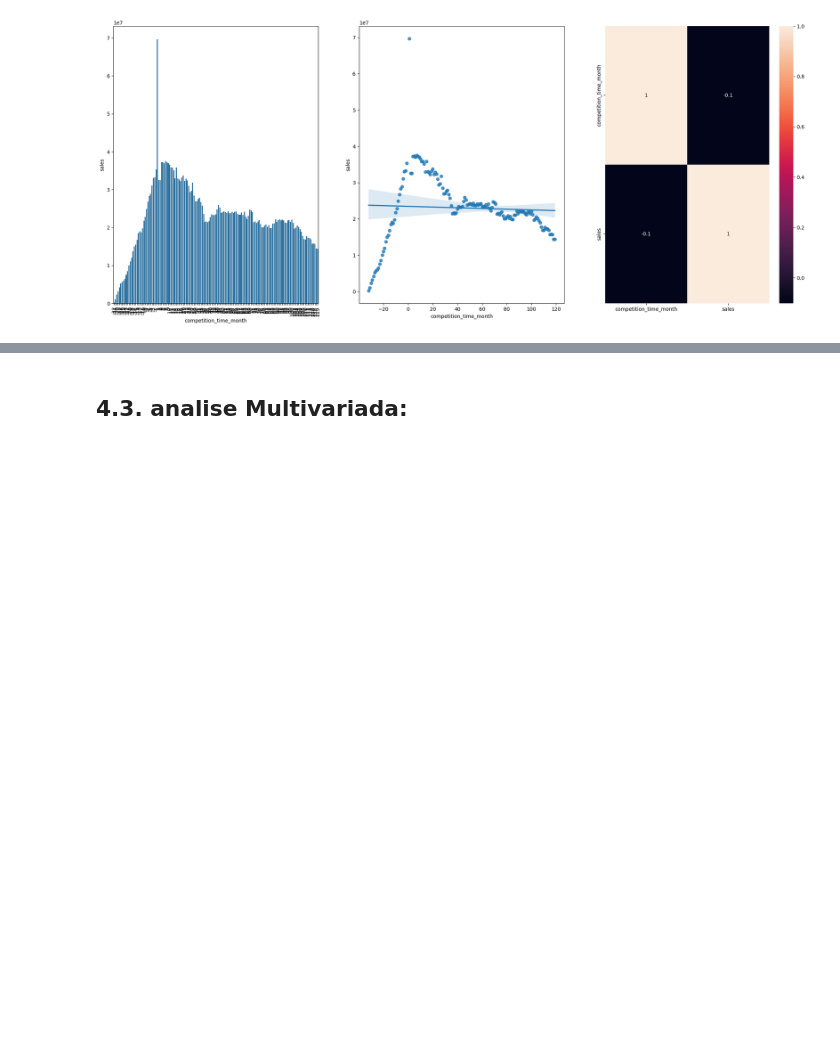
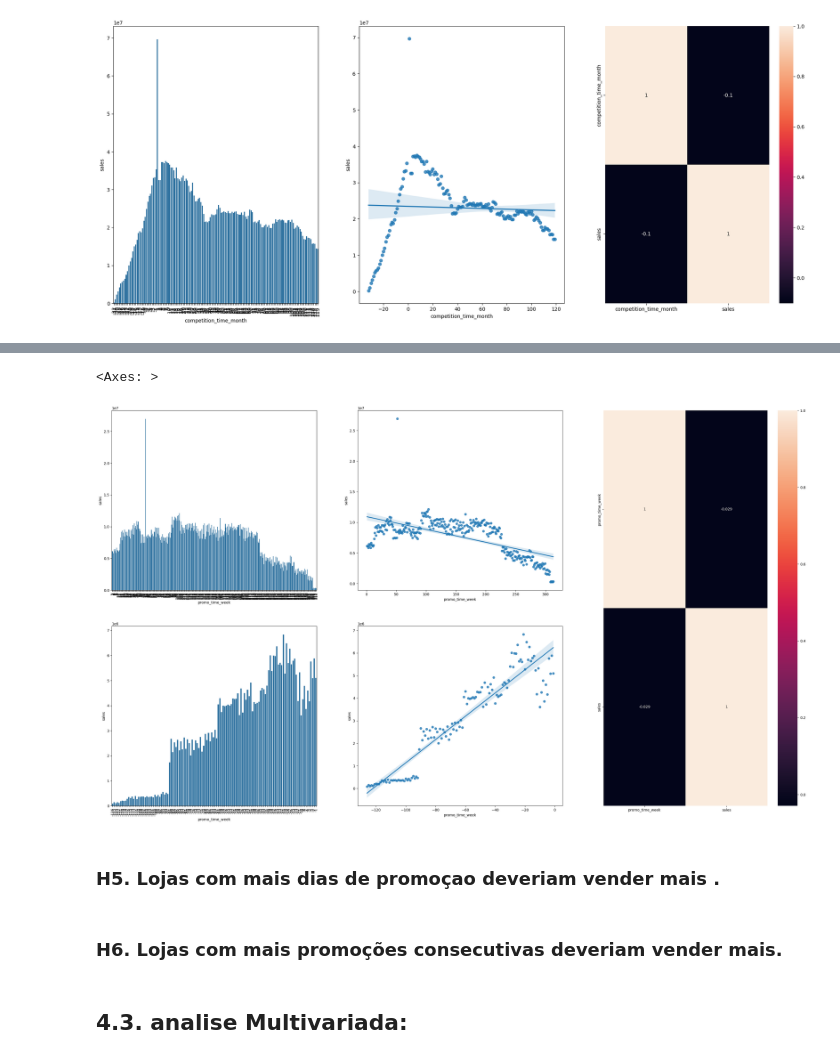
Before and after one commit to gustavohssBR/Ds_em_producao, a Jupyter notebook: notebooks/ds_ciclo_04.ipynb, the cells around one changed output, grey strips where cells are left out. Drawn from its saved outputs; the diff is of its cells as text; code cells hidden in the pictures; blank space fills up the shorter version.

```diff
--- a/notebooks/ds_ciclo_04.ipynb
+++ b/notebooks/ds_ciclo_04.ipynb
@@ -859,2 +864,35 @@ sns.heatmap( aux1.corr( method='pearson' ), annot=True )
+# %%
+# 'promo_time_week':  coluna com a quantidade semanas da promoçao
+aux1 = df4[['promo_time_week', 'sales']].groupby( 'promo_time_week' ).sum().reset_index()
+
+grid = plt.GridSpec( 2, 3 )
+
+plt.figure( figsize=[35, 20] )
+
+plt.subplot( grid[0,0] )
+aux2 = aux1[aux1['promo_time_week'] > 0 ]# promo extendida
+sns.barplot( x='promo_time_week', y='sales', data=aux2 );
+plt.xticks( rotation=90 );
+
+plt.subplot( grid[0,1] )
+sns.regplot( x='promo_time_week', y='sales', data=aux2 );
+
+plt.subplot( grid[1,0] )
+aux3 = aux1[aux1['promo_time_week'] < 0 ]# promo regular
+sns.barplot( x='promo_time_week', y='sales', data=aux3 );
+plt.xticks( rotation=90 );
+
+plt.subplot( grid[1,1] )
+sns.regplot( x='promo_time_week', y='sales', data=aux3 );
+
+plt.subplot(grid[:,2])
+sns.heatmap( aux1.corr( method='pearson' ), annot=True )
+# %% [output]
+<Axes: >
+[figure, added]
+# %% [markdown]
+### **H5.** Lojas com mais dias de promoçao deveriam vender mais .
+# %% [markdown]
+### **H6.** Lojas com mais promoções consecutivas deveriam vender mais.
 # %% [markdown]
 ## 4.3. analise Multivariada:
```
Also changed, not shown: parts of 2 cells of this notebook.
